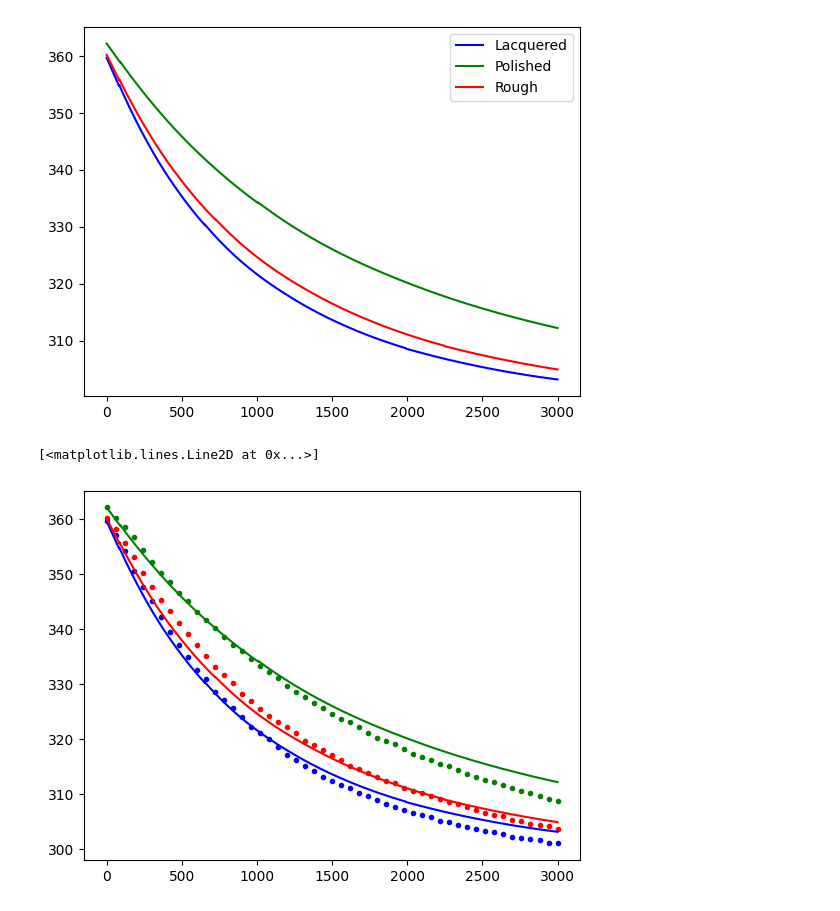
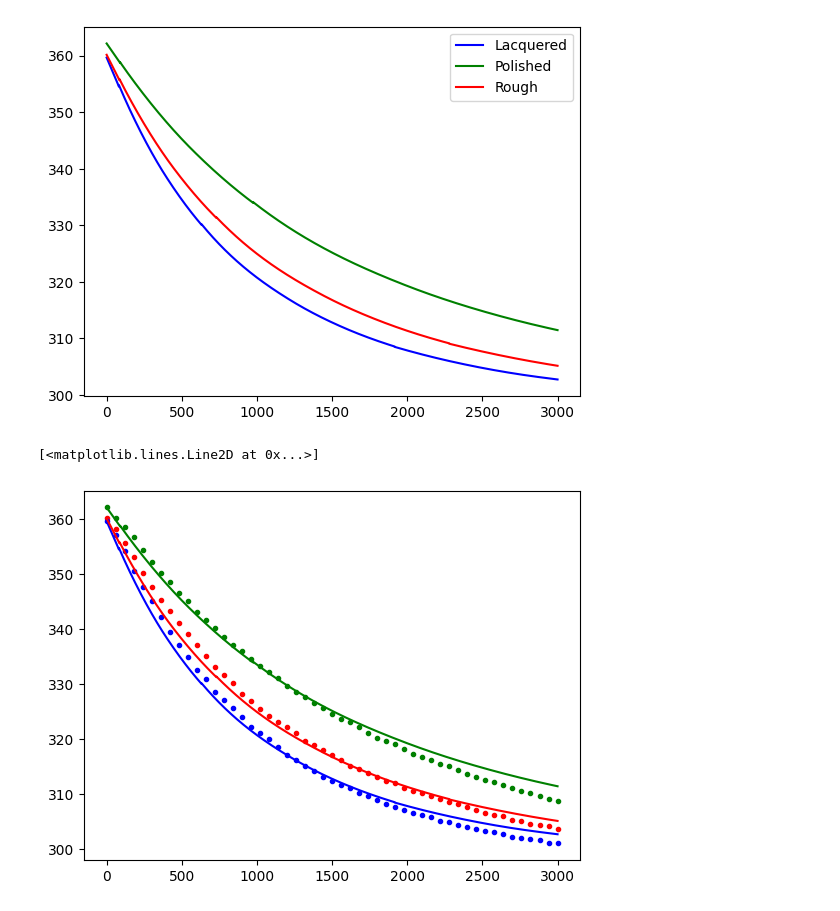
Before and after one commit to loganmachale/Modelling-Cooling-Mechanisms, a Jupyter notebook: simulationModel.ipynb, the cells around one changed output. Saved outputs shown, nothing was run; the diff lists cells and outputs as text; code cells hidden in the pictures.

```diff
--- a/simulationModel.ipynb
+++ b/simulationModel.ipynb
@@ -7,7 +7,7 @@ sigma = 5.670374419E-8
 
 emmL = 0.9
 emmP = 0.05
-emmR = 0.7
+emmR = 0.6
 
 rhoAl = 2710
 hcAl = 897
@@ -33,9 +33,9 @@ volR = np.pi * radR ** 2 * lengthR - np.pi * hrad ** 2 * hlengthR
 
 holeA = 3.5E-3 ** 2 * np.pi
 
-saL = 2 * radL * np.pi * lengthL - radL ** 2 * np.pi - holeA
-saP = 2 * radP * np.pi * lengthP - radP ** 2 * np.pi - holeA
-saR = 2 * radR * np.pi * lengthR - radR ** 2 * np.pi - holeA
+saL = 2 * radL * np.pi * lengthL - holeA + radL ** 2 * np.pi
+saP = 2 * radP * np.pi * lengthP - holeA + radP ** 2 * np.pi
+saR = 2 * radR * np.pi * lengthR - holeA + radR ** 2 * np.pi
 
 massL = rhoAl * volL
 massP = rhoAl * volP
@@ -65,34 +65,34 @@ def dydt_arr(t, y_arr, M, e, A, r):
     equations for use in the scipy numerical integration function"""
 
     T = y_arr[0]
 
     # dT/dt
     return np.array([(-A * e * sigma * T ** 4 - 1.32 * h(T, Tamb, r) * A * (T - Tamb) + A * e * sigma * Tamb ** 4) / (M * hcAl)])
 
 t_0 = 0
 t_f = 3000
 steps = int(1E5)
 t_arr = np.linspace(t_0, t_f, steps)
 
 solarr = []
 
 for i in range(3):
     sol = integrate.solve_ivp(dydt_arr, (t_0, t_f),
                                 y_0arr[i],
                                 method='LSODA',
                                 t_eval=t_arr,
                                 args=carrAll[i])
 
     solT = sol['y'][0]
     solarr.append(solT)
 
 plt.plot(t_arr, solarr[0], "b")
 plt.plot(t_arr, solarr[1], "g")
 plt.plot(t_arr, solarr[2], "r")
 plt.legend(['Lacquered', 'Polished', 'Rough'])
 plt.show()
 # %% [output]
-[figure, old version]
+[figure, new version]
 # %%
 fname = 'experimentdata.csv'
 colours = ["r.", "g.", "b."]
@@ -109,4 +109,4 @@ plt.plot(t_arr, solarr[1], "g")
 plt.plot(t_arr, solarr[2], "r")
 # %% [output]
 [<matplotlib.lines.Line2D at 0x...>]
-[figure, old version]
+[figure, new version]
```
